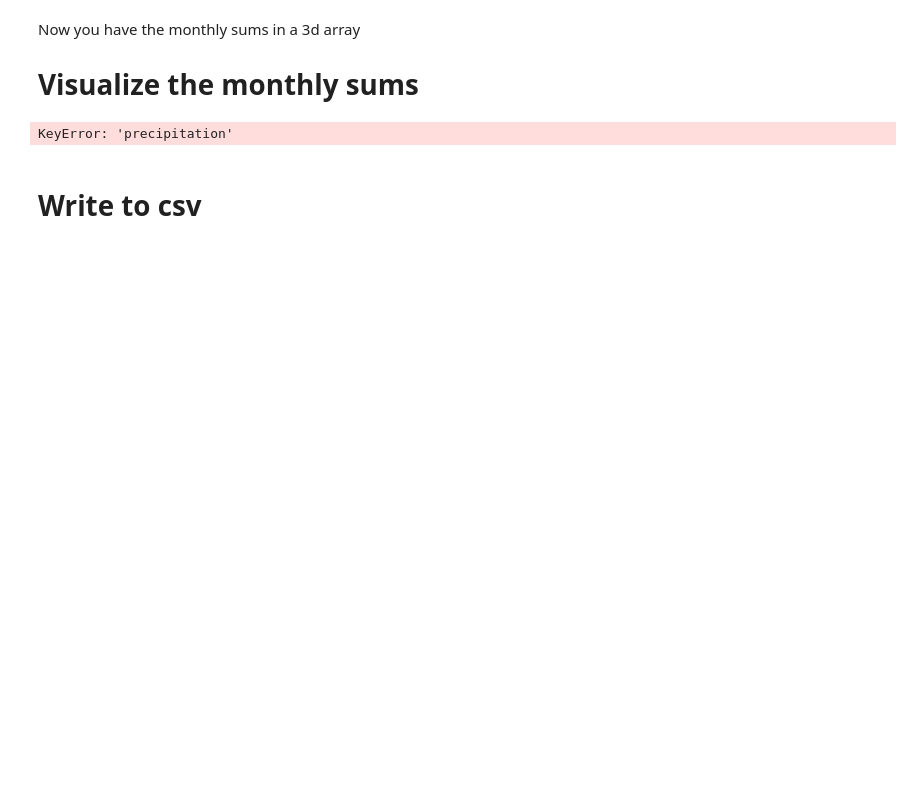
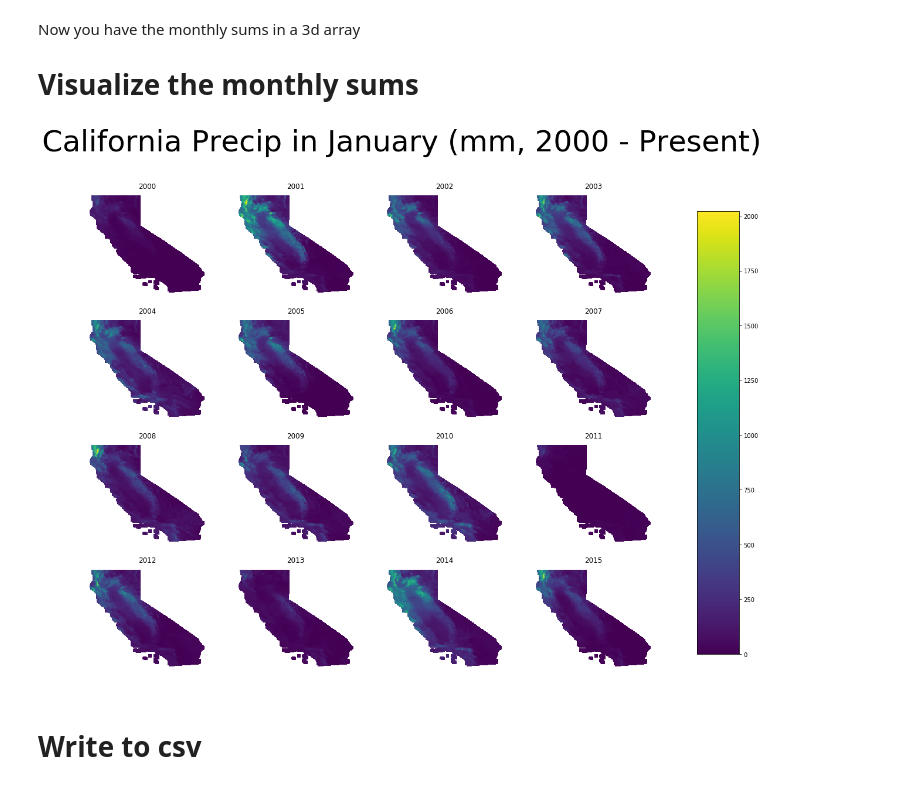
Before and after one commit to Wisconsin786/machine_learning_gw_quality, a Jupyter notebook: satellite_data/precip_climatology_prism.ipynb, the cells around one changed output. Drawn from its saved outputs; the diff is of its cells as text; code cells hidden in the pictures; blank space fills up the shorter version.

Commit message:
update prism precip code

```diff
--- a/satellite_data/precip_climatology_prism.ipynb
+++ b/satellite_data/precip_climatology_prism.ipynb
@@ -173,22 +173,22 @@ Now you have the monthly sums in a 3d array
 # %%
 fig, axs = plt.subplots(4,4, figsize=(20,15))
 axs = axs.ravel()
 
 plt.suptitle('California Precip in January (mm, 2000 - Present)', size = 50)
 
 for i in range(len(dfs)):
 
-    a = axs[i].scatter(dfs[i]['longitude'],dfs[i]['latitude'],marker = "s",c = dfs[i]['precipitation'],s= 20, lw = 0)
+    a = axs[i].scatter(dfs[i]['longitude'],dfs[i]['latitude'],marker = "s",c = dfs[i]['ppt'],s= 20, lw = 0)
     axs[i].set_title(2000+i)
     axs[i].axis('off')
 
 fig.subplots_adjust(right=0.8)
 cbar_ax = fig.add_axes([0.85, 0.15, 0.05, 0.7])
 fig.colorbar(a, cax=cbar_ax)
 
 plt.show()
 # %% [output]
-KeyError: 'precipitation'
+[figure, added]
 # %% [markdown]
 # Write to csv
 # %%
```
